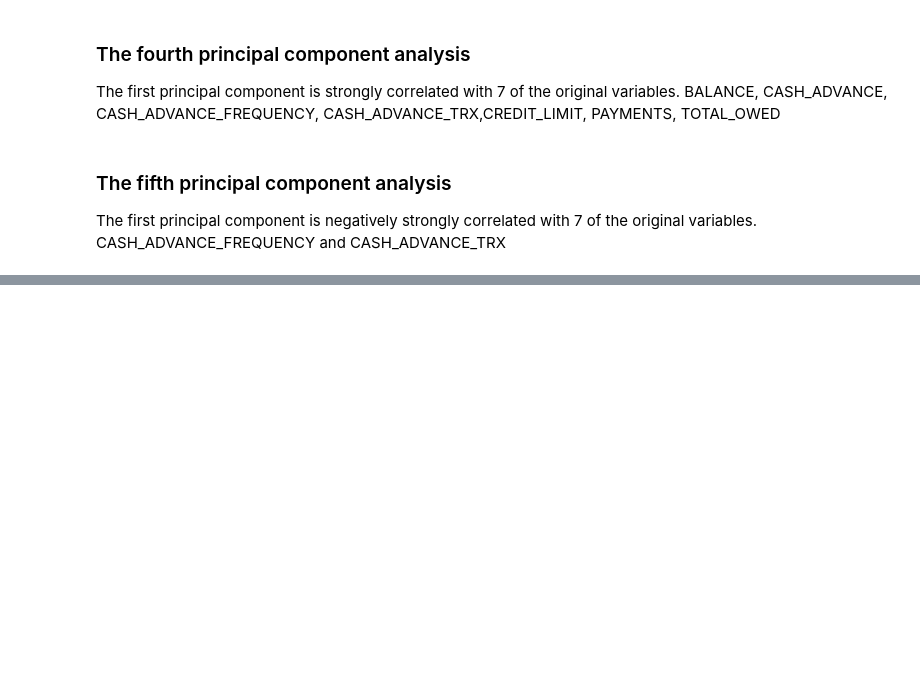
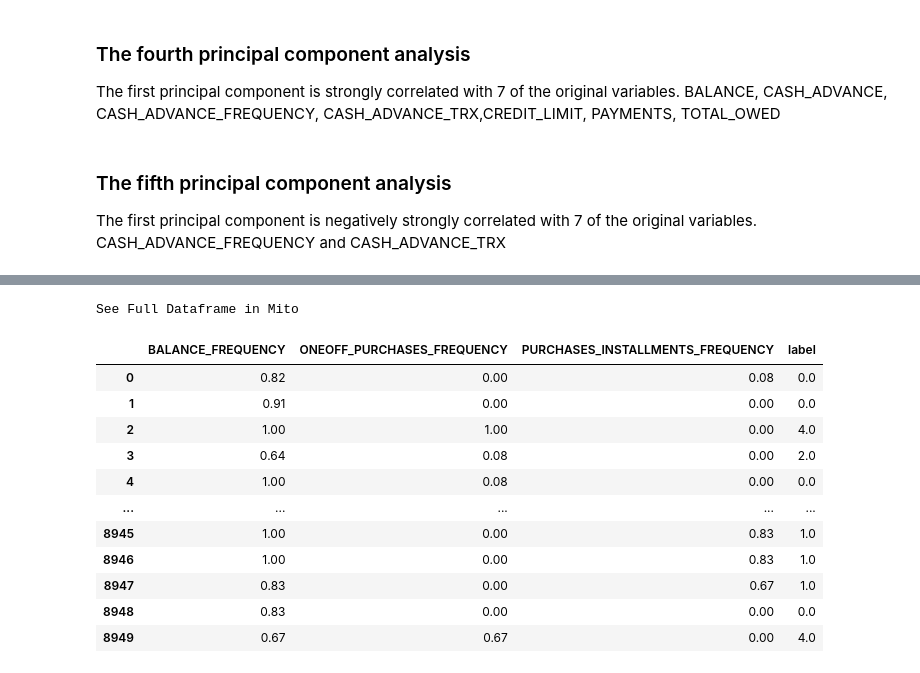
Before and after one commit to xwu0223/MBAN-6400-Project, a Jupyter notebook: MBAN6400_Project_B.ipynb, the cells around one changed output, grey strips where cells are left out. Saved outputs shown, nothing was run; the diff lists cells and outputs as text; code cells hidden in the pictures; blank space fills up the shorter version.

```diff
--- a/MBAN6400_Project_B.ipynb
+++ b/MBAN6400_Project_B.ipynb
@@ -350,0 +315,16 @@ df.style.background_gradient(cmap="viridis_r")
+# %%
+pd.DataFrame(np.concatenate((data[['BALANCE_FREQUENCY','ONEOFF_PURCHASES_FREQUENCY','PURCHASES_INSTALLMENTS_FREQUENCY']], kmeans.labels_.reshape(kmeans.labels_.shape[0],1)), axis=1),columns=['BALANCE_FREQUENCY','ONEOFF_PURCHASES_FREQUENCY','PURCHASES_INSTALLMENTS_FREQUENCY','label'])
+# %% [output]
+See Full Dataframe in Mito
+|  | BALANCE_FREQUENCY | ONEOFF_PURCHASES_FREQUENCY | PURCHASES_INSTALLMENTS_FREQUENCY | label |
+| 0 | 0.82 | 0.00 | 0.08 | 0.0 |
+| 1 | 0.91 | 0.00 | 0.00 | 0.0 |
+| 2 | 1.00 | 1.00 | 0.00 | 4.0 |
+| 3 | 0.64 | 0.08 | 0.00 | 2.0 |
+| 4 | 1.00 | 0.08 | 0.00 | 0.0 |
+| ... | ... | ... | ... | ... |
+| 8945 | 1.00 | 0.00 | 0.83 | 1.0 |
+| 8946 | 1.00 | 0.00 | 0.83 | 1.0 |
+| 8947 | 0.83 | 0.00 | 0.67 | 1.0 |
+| 8948 | 0.83 | 0.00 | 0.00 | 0.0 |
+| 8949 | 0.67 | 0.67 | 0.00 | 4.0 |
```
Also changed, not shown: parts of 11 cells of this notebook, 2 other files.
